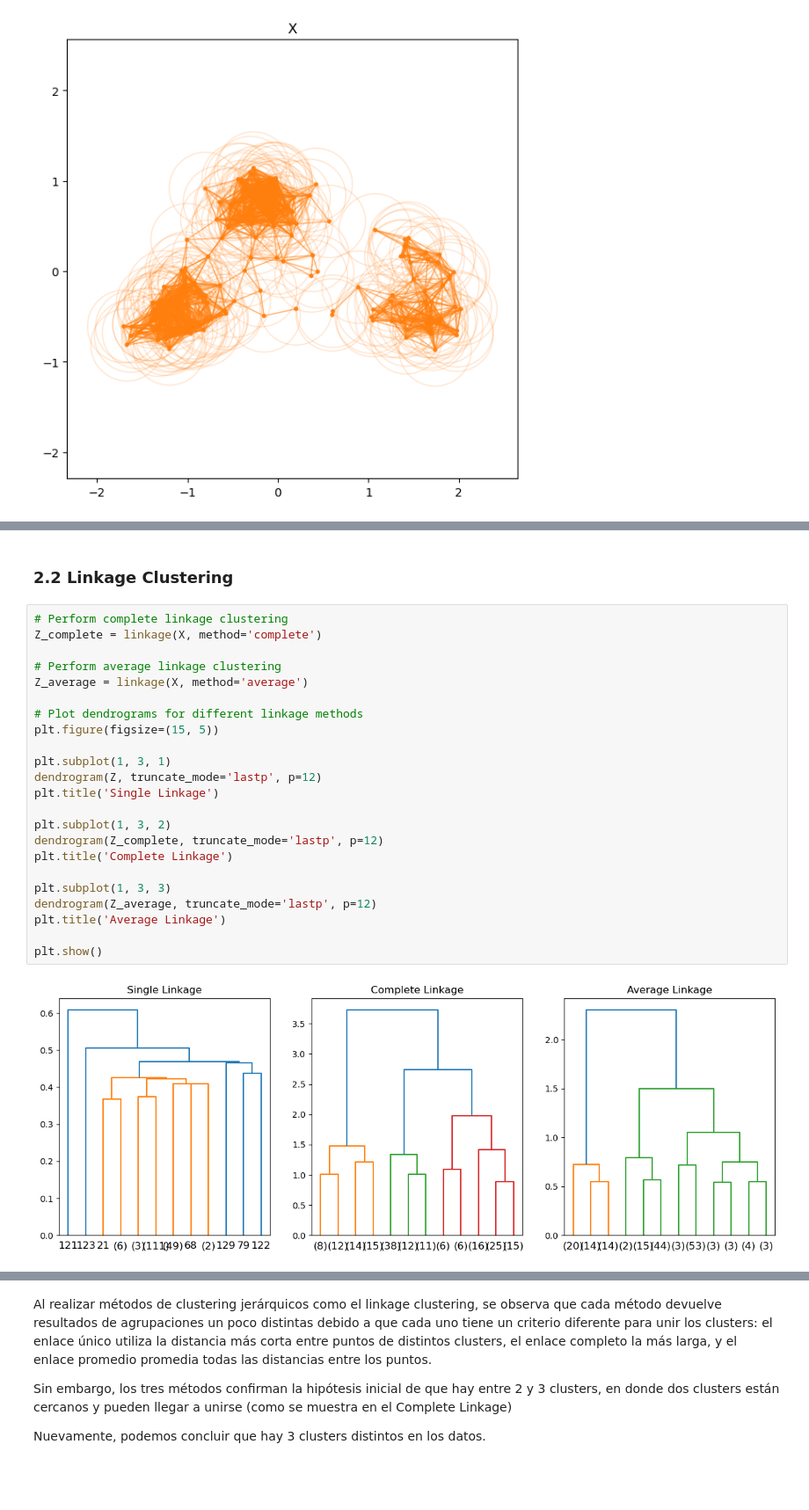
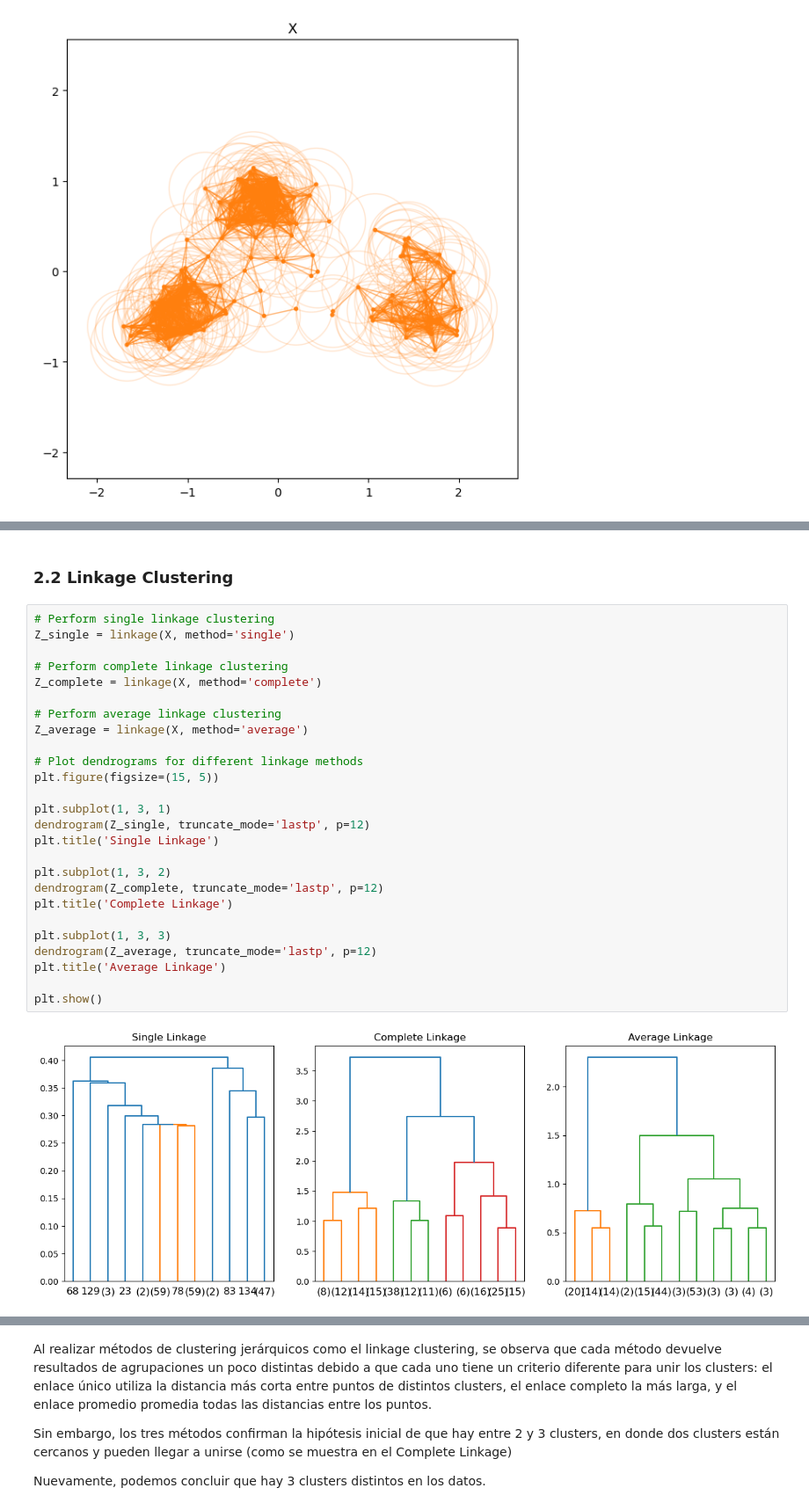
Before and after one commit to PameRuiz25/Topologia, a Jupyter notebook: ExamenPractico.ipynb, the cells around one changed output, grey strips where cells are left out. Shown at 88% size. Saved outputs shown, nothing was run; the diff lists cells and outputs as text; blank space fills up the shorter version.

```diff
--- a/ExamenPractico.ipynb
+++ b/ExamenPractico.ipynb
@@ -526,27 +540,33 @@ plt.show()
 # %% [markdown]
+<a id="id2_2"></a>
+
+
 ### 2.2 Linkage Clustering
 # %%
+# Perform single linkage clustering
+Z_single = linkage(X, method='single')
+
 # Perform complete linkage clustering
 Z_complete = linkage(X, method='complete')
 
 # Perform average linkage clustering
 Z_average = linkage(X, method='average')
 
 # Plot dendrograms for different linkage methods
 plt.figure(figsize=(15, 5))
 
 plt.subplot(1, 3, 1)
-dendrogram(Z, truncate_mode='lastp', p=12)
+dendrogram(Z_single, truncate_mode='lastp', p=12)
 plt.title('Single Linkage')
 
 plt.subplot(1, 3, 2)
 dendrogram(Z_complete, truncate_mode='lastp', p=12)
 plt.title('Complete Linkage')
 
 plt.subplot(1, 3, 3)
 dendrogram(Z_average, truncate_mode='lastp', p=12)
 plt.title('Average Linkage')
 
 plt.show()
 # %% [output]
-[figure, old version]
+[figure, new version]
```
Also changed, not shown: parts of 55 cells of this notebook, 5 other files.
